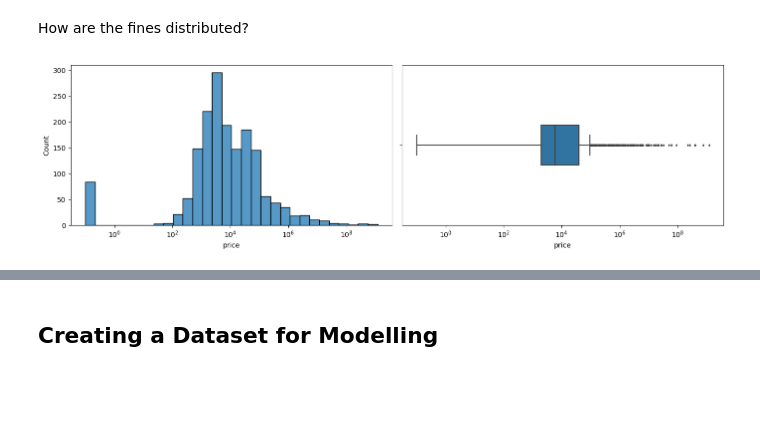
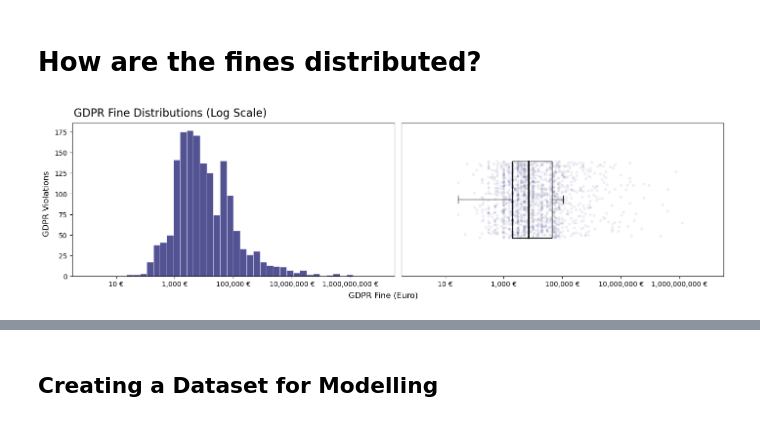
Before and after one commit to dc27/gdpr-fines-analysis, a Jupyter notebook: dev.ipynb, the cells around one changed output, grey strips where cells are left out. Drawn from its saved outputs; the diff is of its cells as text; code cells hidden in the pictures; blank space fills up the shorter version.

```diff
--- a/dev.ipynb
+++ b/dev.ipynb
@@ -18,6 +18,6 @@ fines = pd.json_normalize(ungrouped)
 # %%
 text = pd.read_csv('data/gdpr_article_text.csv')
 # %% [markdown]
-How are the fines distributed?
+# How are the fines distributed?
 # %%
-fines_nozero = fines.assign(price = lambda x: x.price+0.1)
+fines_nozero = fines.loc[fines.price > 0, :].copy()
@@ -24,9 +31,50 @@ fines_nozero = fines.assign(price = lambda x: x.price+0.1)
 # %%
-fig, ax = plt.subplots(1,2, figsize=(14, 4))
-sns.histplot(data=fines_nozero, x="price", bins=30, log_scale=(True, False), ax=ax[0]);
-sns.boxplot(data=fines_nozero, x="price", ax=ax[1], fliersize=2, width=0.25);
+fig, ax = plt.subplots(1,2, figsize=(14, 4), sharex=True, layout="constrained")
 
-fig.axes[1].set_xscale('log')
-fig.tight_layout()
+# draw the figure to apply constrained_layout (useful only for positioning suptitle later)
+fig.canvas.draw()
+
+sns.histplot(
+    fines_nozero, x="price",
+    edgecolor="white", linewidth=.5, facecolor="midnightblue",
+    log_scale=True, binrange=(0, 10),
+    ax=ax[0]
+)
+
+for bar in ax[0].patches:
+    bar.set_alpha(0.75)
+
+ax[0].set(xlabel= None, ylabel=None)
+ax[0].xaxis.set_major_formatter('{x:,.0f} €')
+
+# jitter points about 1 on y axis.
+ax[1].scatter("price", "y", data=fines_nozero.assign(
+    y=1+np.random.uniform(low=-0.25, high=0.25, size=len(fines_nozero))),
+    c='midnightblue', alpha=0.05, s=10)
+
+box = ax[1].boxplot(
+    data=fines_nozero, x="price", vert=False,
+    widths=0.5,
+    showfliers=False,
+    medianprops={'color':'black', 'linewidth':2}
+)
+
+# smaller caps
+for cap in box['caps']:
+    cap.set_ydata(cap.get_ydata() - [-0.1, 0.1])
+
+ax[1].set_xscale('log')
+ax[1].set(ylabel=None)
+ax[1].set_yticks([])
+ax[1].set_yticklabels([])
+ax[1].xaxis.set_major_formatter('{x:,.0f} €')
+fig.suptitle(
+    t="GDPR Fine Distributions (Log Scale)",
+    x=ax[0].get_position(original=False).get_points()[0][0] + 0.0225,
+    ha='left', fontsize=16,
+)
+
+fig.supylabel(t="GDPR Violations")
+fig.supxlabel(t="GDPR Fine (Euro)");
 # %% [output]
-[figure, old version]
+[figure, new version]
```
Also changed, not shown: parts of 13 cells of this notebook.
